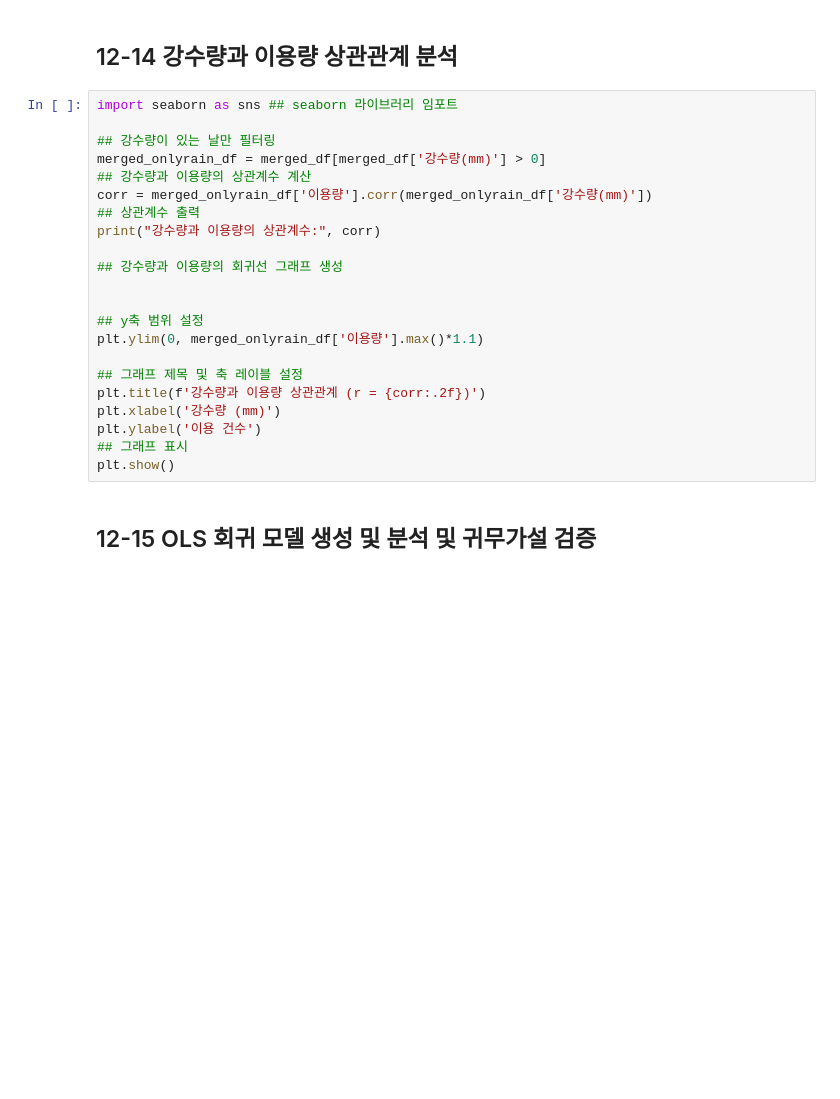
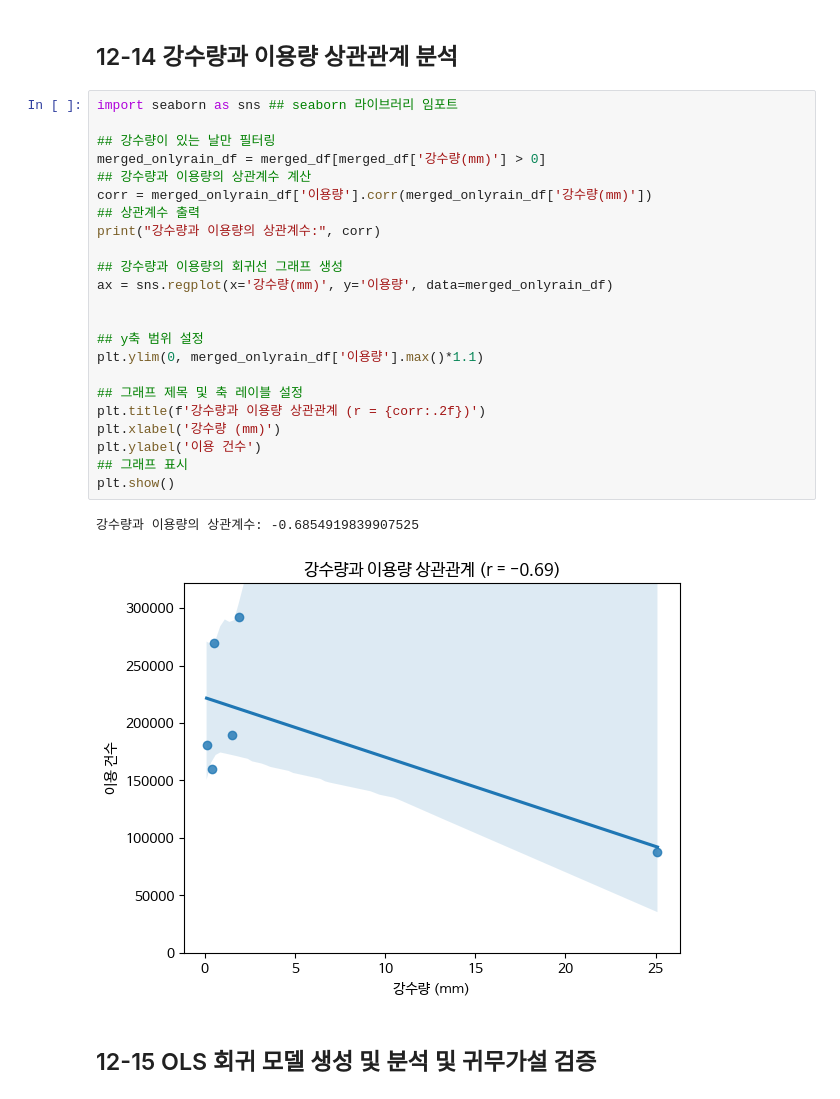
Before and after one commit to MinhoKang/Data-Analysis-with-Open-Source, a Jupyter notebook: 오픈소스_데이터_분석_12강.ipynb, the cells around one changed output. Cells and saved outputs as stored; diff of their text form; blank space fills up the shorter version.

```diff
--- a/오픈소스_데이터_분석_12강.ipynb
+++ b/오픈소스_데이터_분석_12강.ipynb
@@ -366,25 +405,29 @@ plt.show()
 # %%
 import seaborn as sns ## seaborn 라이브러리 임포트
 
 ## 강수량이 있는 날만 필터링
 merged_onlyrain_df = merged_df[merged_df['강수량(mm)'] > 0]
 ## 강수량과 이용량의 상관계수 계산
 corr = merged_onlyrain_df['이용량'].corr(merged_onlyrain_df['강수량(mm)'])
 ## 상관계수 출력
 print("강수량과 이용량의 상관계수:", corr)
 
 ## 강수량과 이용량의 회귀선 그래프 생성
+ax = sns.regplot(x='강수량(mm)', y='이용량', data=merged_onlyrain_df)
 
 
 ## y축 범위 설정
 plt.ylim(0, merged_onlyrain_df['이용량'].max()*1.1)
 
 ## 그래프 제목 및 축 레이블 설정
 plt.title(f'강수량과 이용량 상관관계 (r = {corr:.2f})')
 plt.xlabel('강수량 (mm)')
 plt.ylabel('이용 건수')
 ## 그래프 표시
 plt.show()
+# %% [output]
+강수량과 이용량의 상관계수: -0.6854919839907525
+[figure, added]
 # %% [markdown]
 ## 12-15 OLS 회귀 모델 생성 및 분석 및 귀무가설 검증
 # %%
```
Also changed, not shown: parts of 5 cells of this notebook.
